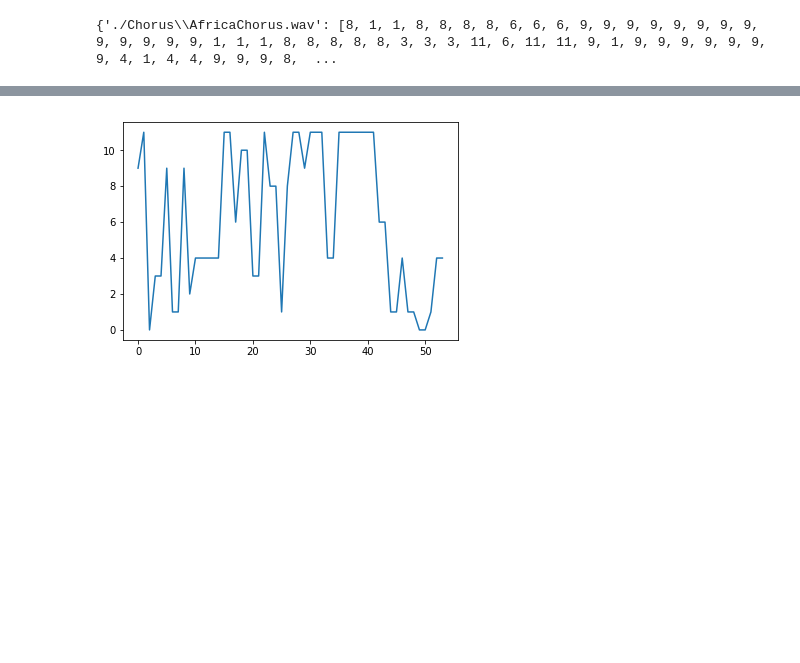
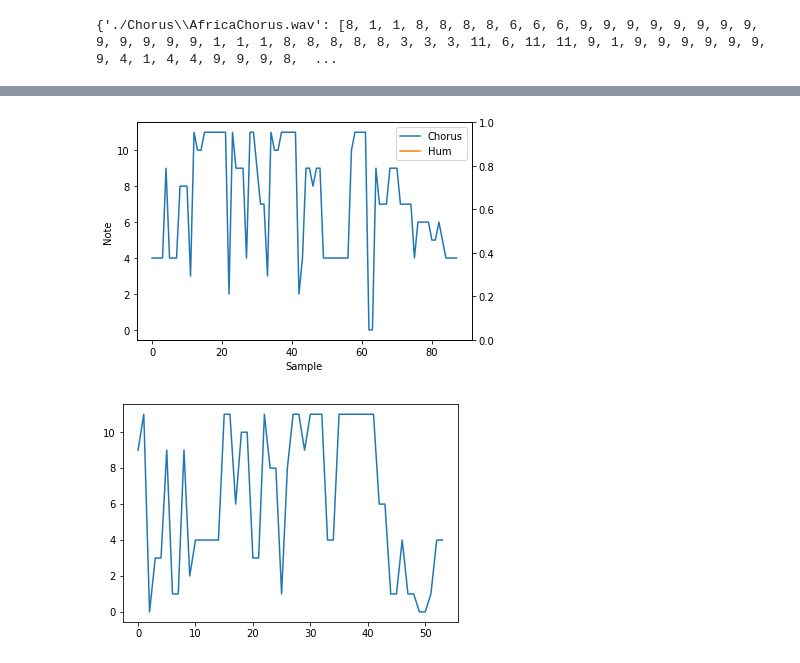
Before and after one commit to weeshal/eecs352-final, a Jupyter notebook: Vishal Melody Extraction.ipynb, the cells around one changed output, grey strips where cells are left out. Cells and saved outputs as stored; diff of their text form; code cells hidden in the pictures; blank space fills up the shorter version.

```diff
--- a/Vishal Melody Extraction.ipynb
+++ b/Vishal Melody Extraction.ipynb
@@ -66,6 +66,7 @@ pathtochorus = './Chorus/'
 chromadict = {}
 for filename in glob.glob(os.path.join(pathtochorus, '*.wav')):
     chroma, y, sr, song_length_sec = pychorus.create_chroma(filename)
+    y, sr = librosa.load(filename)
     chromadict[filename] = chroma
 # %%
 print(chromadict)
@@ -102,10 +103,10 @@ print(chorusdict)
 # %%
 # FOR THE HUM
 
-hum_file = './Hum/SweetCarolineHum.wav'
+hum_file = './Hum/AmericanBoyHum.wav'
 hum, hsr = librosa.load(hum_file, sr=44100, mono=True)
 chroma_h, y_h, sr_h, song_length_sec_h = pychorus.create_chroma(hum_file)
-chorus_hum = []
+hum = []
 for sample in chroma_h.T:
         ind = np.unravel_index(np.argmax(sample), sample.shape)
-        chorus_hum.append(ind[0])
+        hum.append(ind[0])
@@ -138,3 +163,22 @@ Audio(audio_sm2, rate=sr)
+# %%
+note_arr = np.array(['C','C#','D','D#','E','F','F#','G','G#','A','A#','B'])
+
+plt.figure()
+plt.plot(chorusdict['./Chorus\\AmericanBoyChorus.wav'], label="Chorus")
+plt.plot(hum, label="Hum")
+plt.legend()
+plt.xlabel('Sample')
+plt.ylabel('Note')
+
+plt2 = plt.twinx()  # instantiate a second axes that shares the same x-axis
+
+
+plt.show()
+
+
+#plt.savefig('AmericanBoy.png')
+# %% [output]
+[figure, added]
 # %%
 # audio_sm3, sr = librosa.load('StacysMomChorus.wav', sr=44100, mono=True)
 chroma_sc, y_sc, sr_sc, song_length_sec_sc = pychorus.create_chroma('SweetCarolineChorus.wav')
```
Also changed, not shown: parts of 6 cells of this notebook, 10 other files.
